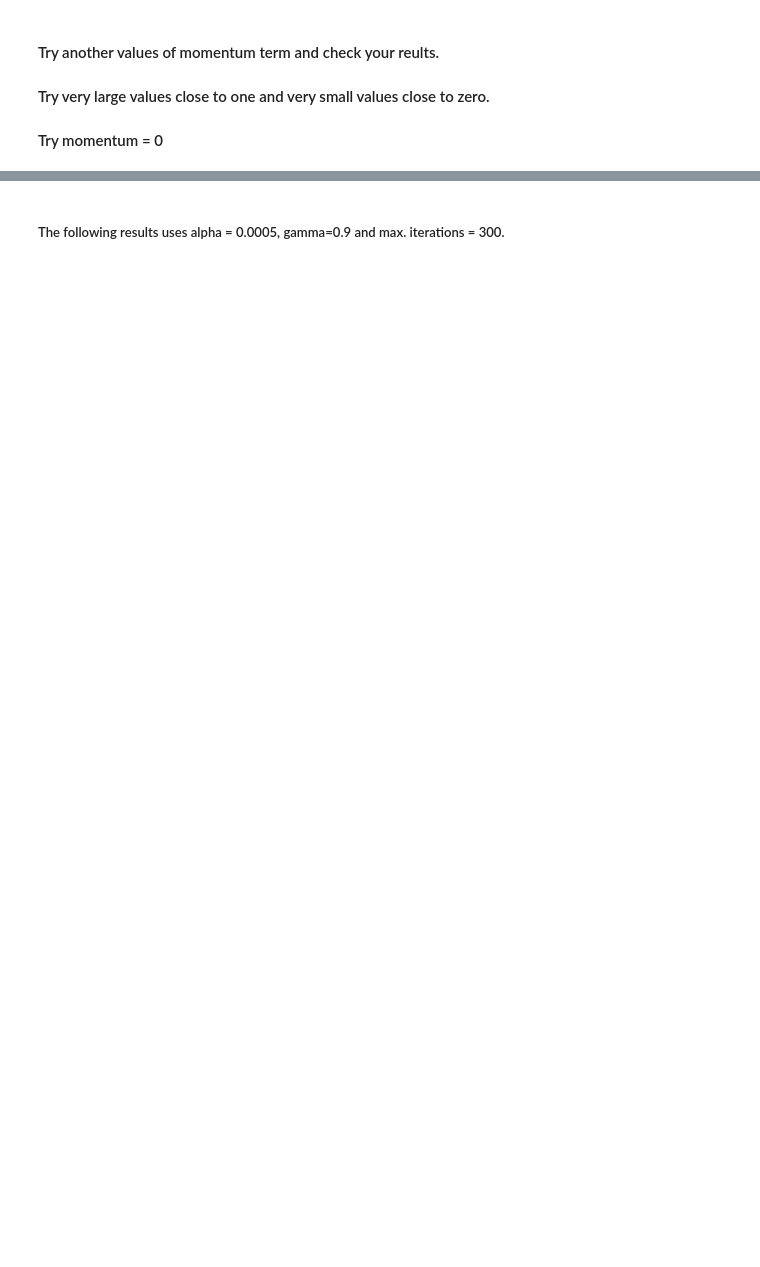
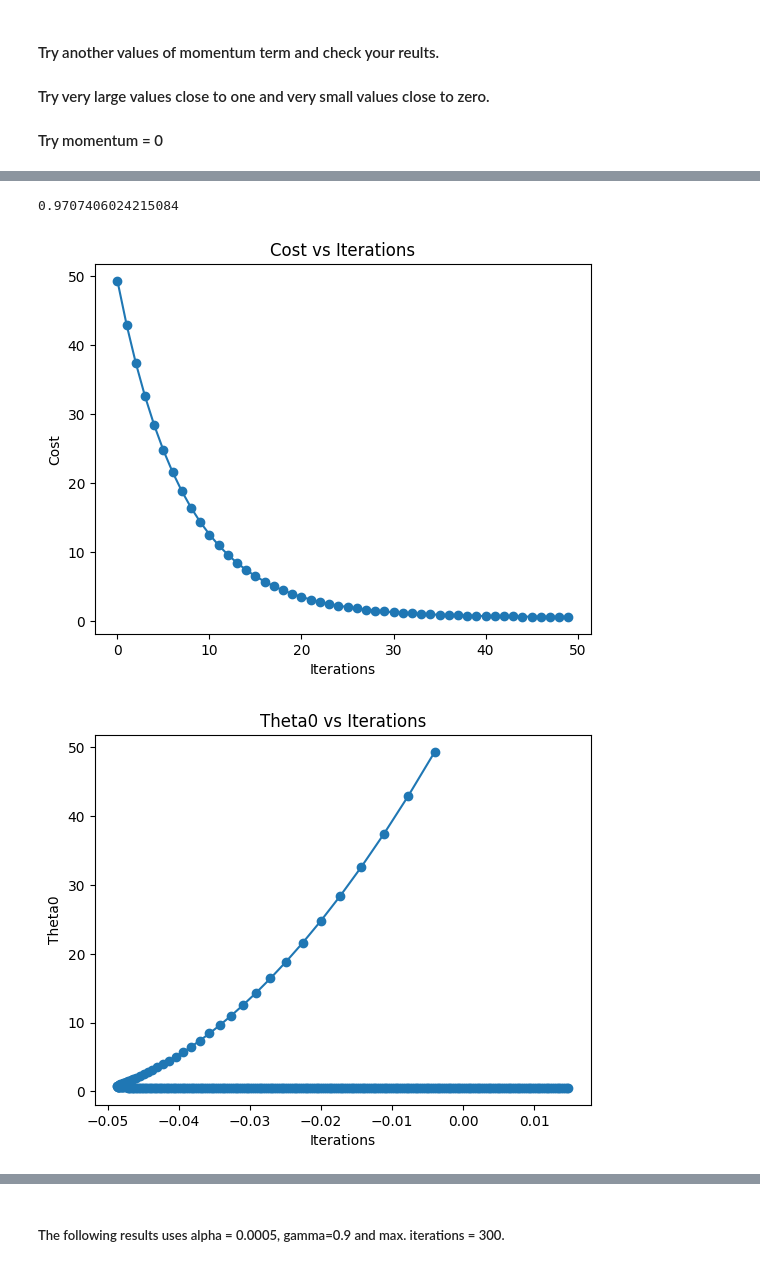
Before and after one commit to BasilReda/ITI_AI_Intake46, a Jupyter notebook: Optimization/day3/Lab 3_Trainees_ Momentum - NAG .ipynb, the cells around one changed output, grey strips where cells are left out. Cells and saved outputs as stored; diff of their text form; code cells hidden in the pictures; blank space fills up the shorter version.

```diff
--- a/Optimization/day3/Lab 3_Trainees_ Momentum - NAG .ipynb
+++ b/Optimization/day3/Lab 3_Trainees_ Momentum - NAG .ipynb
@@ -133,3 +258,5 @@ r2_score: 0.9687892837396442
 #### Try another values of momentum term and check your reults.
 #### Try very large values close to one and very small values close to zero.
 #### Try momentum = 0
+# %%
+theta , y_pred , total_cost , theta_history0 , theta_history1 , theta_history = momentum_based_GD(X , y , alpha=0.0005 , iterations = 300 , gamma=0)
@@ -135,0 +281,14 @@ r2_score: 0.9687892837396442
+# %%
+r2 = r2_score(y , theta[0] + theta[1]*X)
+r2
+# %% [output]
+0.9707406024215084
+# %%
+plot_losses(total_cost , n=50)
+plot_theta0_loss(theta_history0 , total_cost)
+plot_theta1_loss(theta_history1 , total_cost)
+plot_all_lines(X , y , theta_history=theta_history)
+plot_best_fitline(X , y , theta)
+# %% [output]
+[figure, added]
+[figure, added]
```
Also changed, not shown: parts of 40 cells of this notebook, 1 other file.
